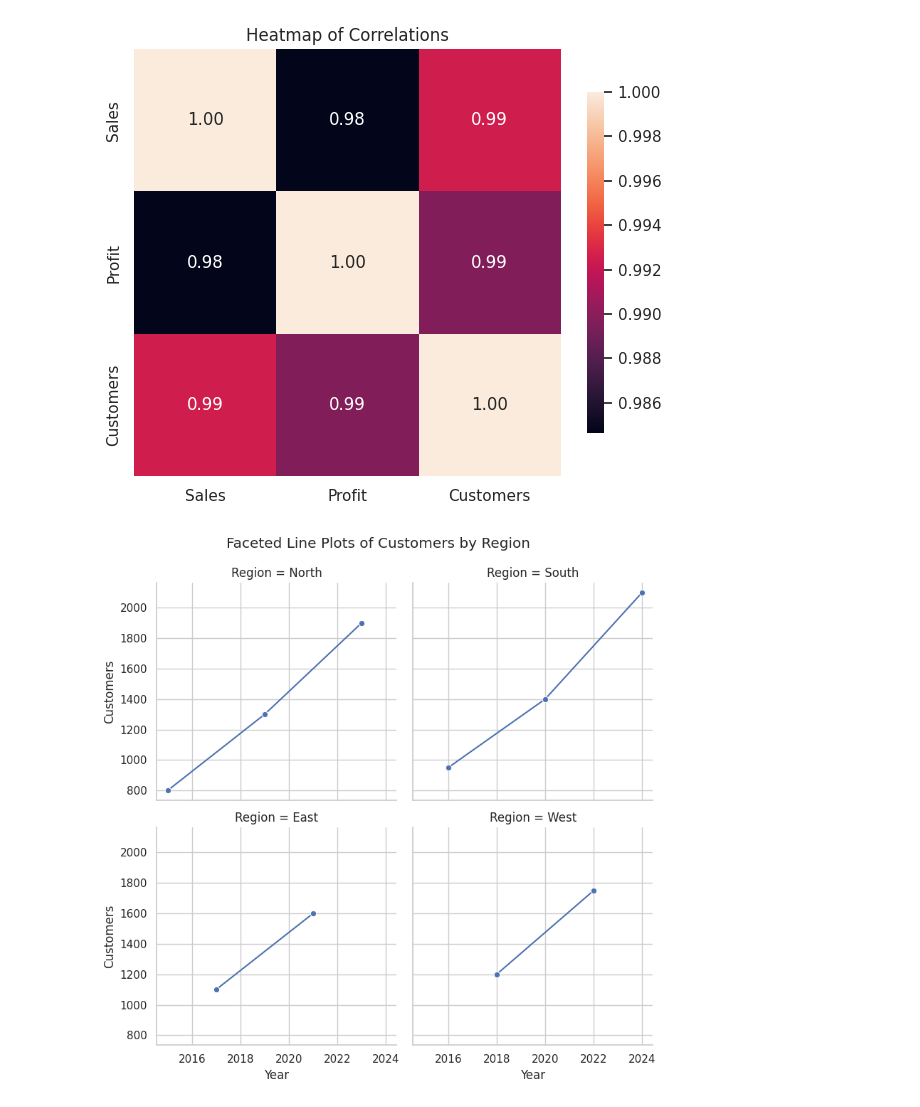
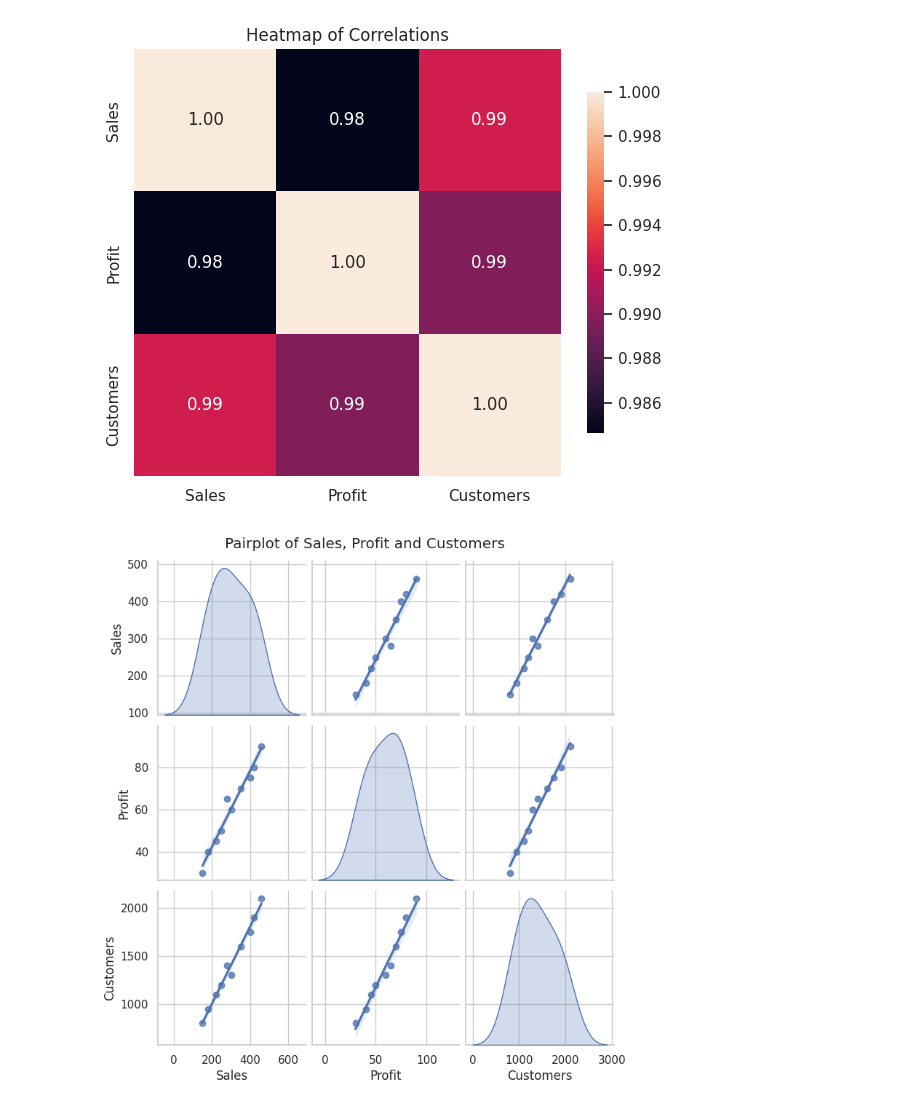
Before and after one commit to HarishBankai/SY-SEM3-COLLEGE-CODE-FDS, a Jupyter notebook: LAB9_FDS.ipynb, the cells around one changed output. Cells and saved outputs as stored; diff of their text form; code cells hidden in the pictures.

```diff
--- a/LAB9_FDS.ipynb
+++ b/LAB9_FDS.ipynb
@@ -12,39 +12,35 @@ data = {
 'Profit': [30, 40, 45, 50, 60, 65, 70, 75, 80, 90],
 'Customers': [800, 950, 1100, 1200, 1300, 1400, 1600, 1750, 1900, 2100],
 'Region': ['North', 'South', 'East', 'West', 'North', 'South', 'East', 'West', 'North', 'South']
 }
 
 
 df = pd.DataFrame(data)
 sns.set_theme(style="whitegrid")
 
 plt.figure(figsize=(8, 6))
 sns.boxplot(x='Region', y='Sales', data=df)
 plt.title('Boxplot of Sales by Region')
 plt.xlabel('Region')
 plt.ylabel('Sales')
 plt.tight_layout()
 plt.show()
 
 plt.figure(figsize=(6, 5))
 corr = df[['Sales', 'Profit', 'Customers']].corr()
 sns.heatmap(corr, annot=True, fmt=".2f", square=True, cbar_kws={"shrink": .8})
 plt.title('Heatmap of Correlations')
 plt.tight_layout()
 plt.show()
 
-g = sns.FacetGrid(df, col="Region", col_wrap=2, height=4)
-g.map_dataframe(sns.lineplot, x="Year", y="Customers", marker="o")
-g.set_axis_labels("Year", "Customers")
-g.add_legend()
-plt.subplots_adjust(top=0.9)
-g.fig.suptitle('Faceted Line Plots of Customers by Region')
-plt.show()
-
 sns.pairplot(df[['Sales', 'Profit', 'Customers']], kind='reg', diag_kind='kde')
 plt.suptitle('Pairplot of Sales, Profit and Customers', y=1.02)
 plt.show()
+
+sns.FacetGrid(df, col='Region', height=4, aspect=1).map(sns.scatterplot, 'Sales', 'Profit').add_legend()
+plt.suptitle('Scatterplots of Sales vs Profit by Region', y=1.05)
+plt.show()
 # %% [output]
 [figure]
 [figure]
-[figure, old version]
+[figure, new version]
```
Also changed, not shown: parts of 1 cell of this notebook.
